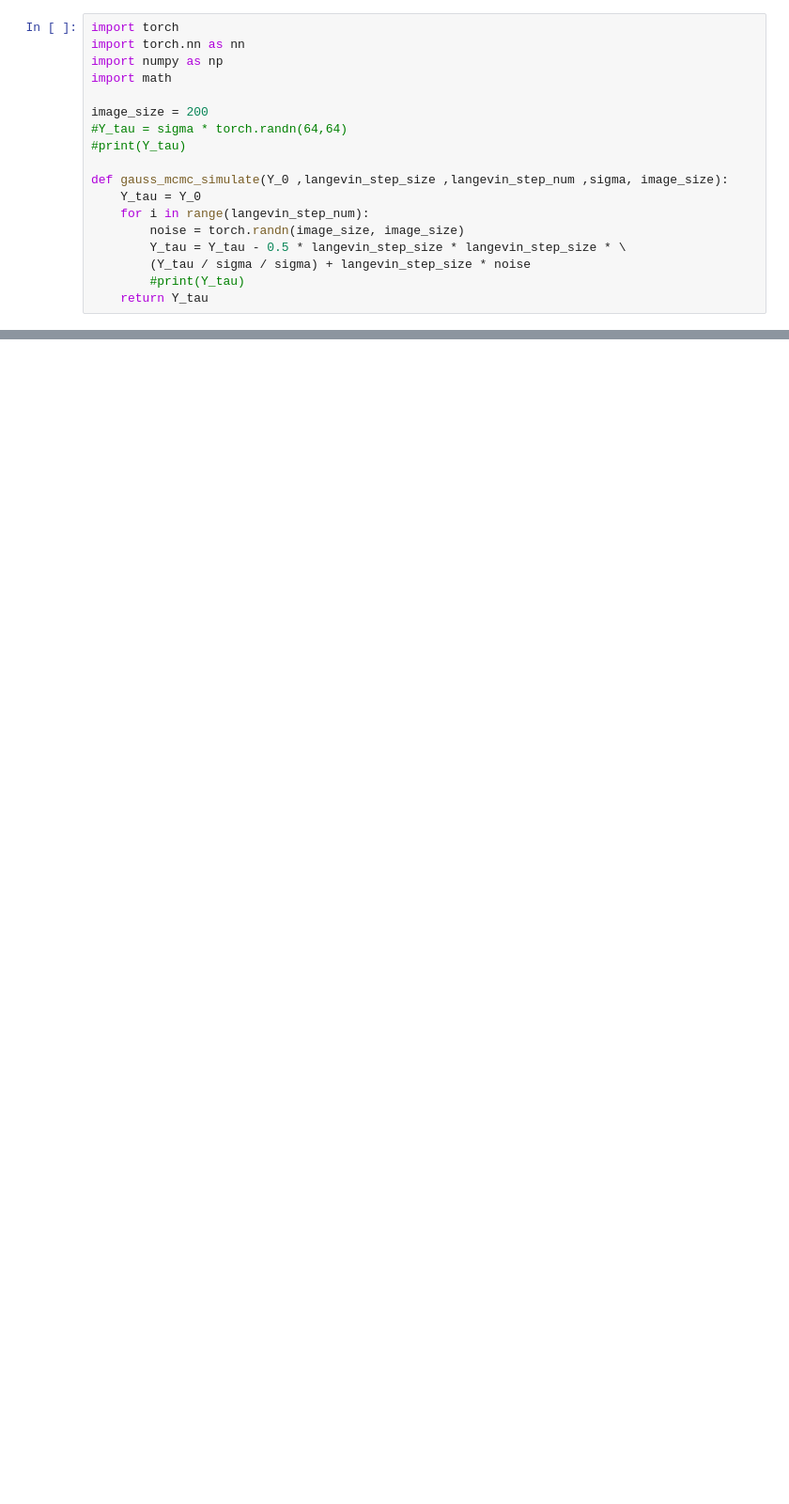
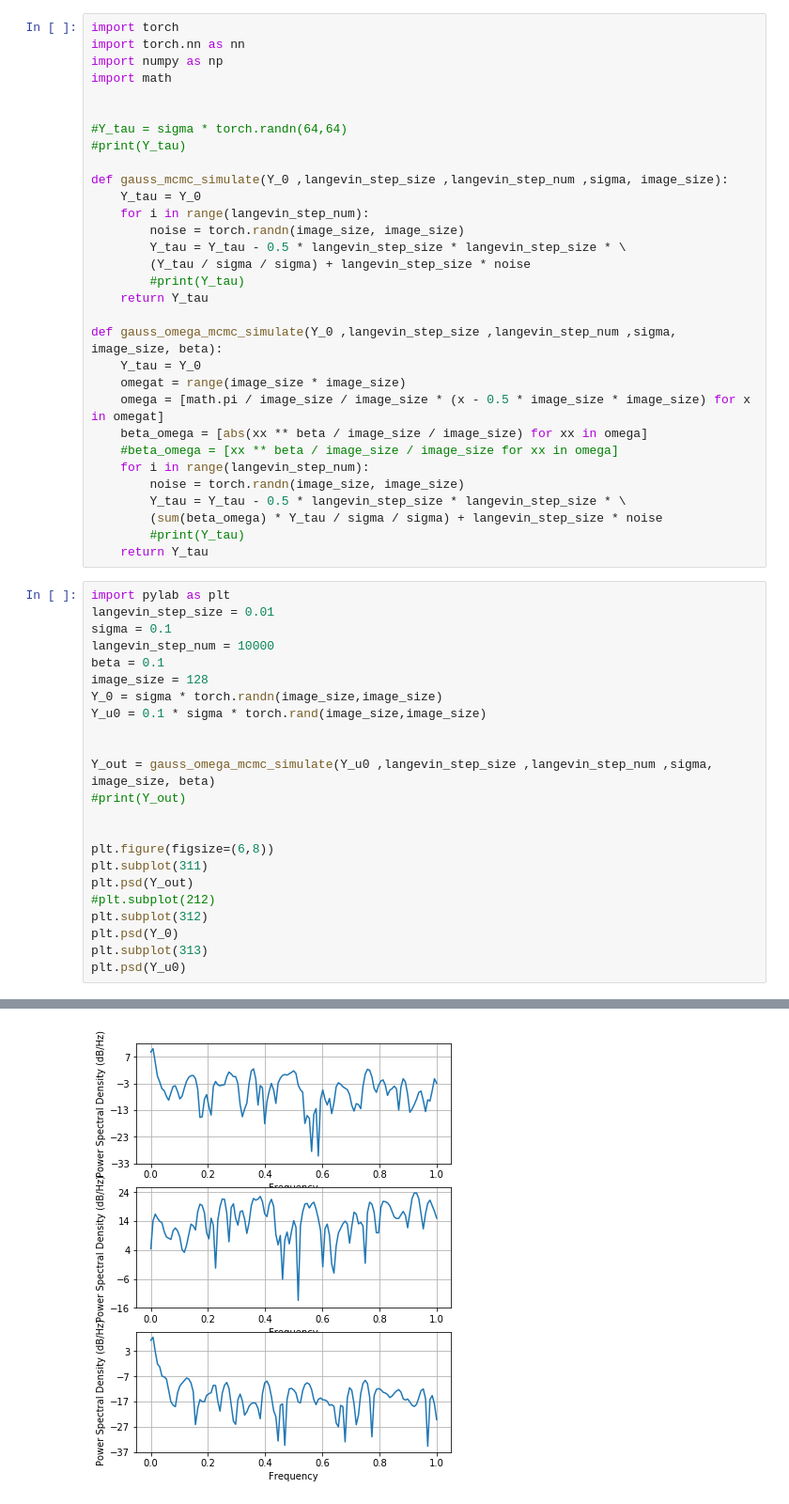
Before and after one commit to worden1/pytorch-CoopNets, a Jupyter notebook: gauss_mcmc.ipynb, the cells around one changed output, grey strips where cells are left out. Shown at 94% size. Saved outputs shown, nothing was run; the diff lists cells and outputs as text; blank space fills up the shorter version.

```diff
--- a/gauss_mcmc.ipynb
+++ b/gauss_mcmc.ipynb
@@ -4,7 +4,7 @@ import torch.nn as nn
 import numpy as np
 import math
 
-image_size = 200
+
 #Y_tau = sigma * torch.randn(64,64)
 #print(Y_tau)
 
@@ -16,3 +16,40 @@ def gauss_mcmc_simulate(Y_0 ,langevin_step_size ,langevin_step_num ,sigma, image
         (Y_tau / sigma / sigma) + langevin_step_size * noise
         #print(Y_tau)
     return Y_tau
+
+def gauss_omega_mcmc_simulate(Y_0 ,langevin_step_size ,langevin_step_num ,sigma, image_size, beta):
+    Y_tau = Y_0
+    omegat = range(image_size * image_size)
+    omega = [math.pi / image_size / image_size * (x - 0.5 * image_size * image_size) for x in omegat]
+    beta_omega = [abs(xx ** beta / image_size / image_size) for xx in omega]
+    #beta_omega = [xx ** beta / image_size / image_size for xx in omega]
+    for i in range(langevin_step_num):
+        noise = torch.randn(image_size, image_size)
+        Y_tau = Y_tau - 0.5 * langevin_step_size * langevin_step_size * \
+        (sum(beta_omega) * Y_tau / sigma / sigma) + langevin_step_size * noise
+        #print(Y_tau)
+    return Y_tau
+# %%
+import pylab as plt
+langevin_step_size = 0.01
+sigma = 0.1
+langevin_step_num = 10000
+beta = 0.1
+image_size = 128
+Y_0 = sigma * torch.randn(image_size,image_size)
+Y_u0 = 0.1 * sigma * torch.rand(image_size,image_size)
+
+
+Y_out = gauss_omega_mcmc_simulate(Y_u0 ,langevin_step_size ,langevin_step_num ,sigma, image_size, beta)
+#print(Y_out)
+
+
+plt.figure(figsize=(6,8))
+plt.subplot(311)
+plt.psd(Y_out)
+#plt.subplot(212)
+plt.subplot(312)
+plt.psd(Y_0)
+plt.subplot(313)
+plt.psd(Y_u0)
+# %% [output]
@@ -19,3 +73,4 @@ def gauss_mcmc_simulate(Y_0 ,langevin_step_size ,langevin_step_num ,sigma, image
+[figure, added]
 # %%
 import pylab as plt
 langevin_step_size = 0.01
```
Also changed, not shown: parts of 3 cells of this notebook.
